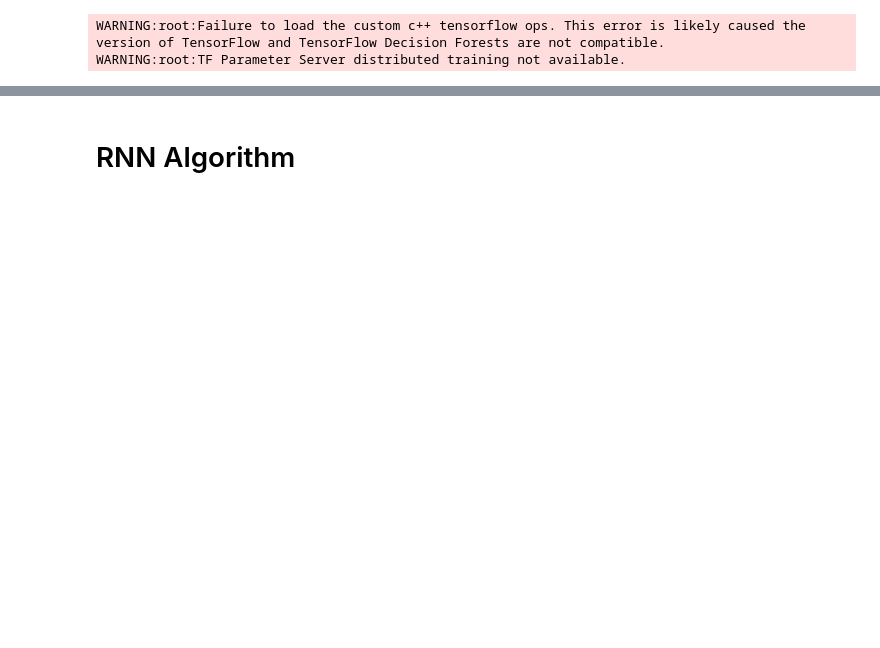
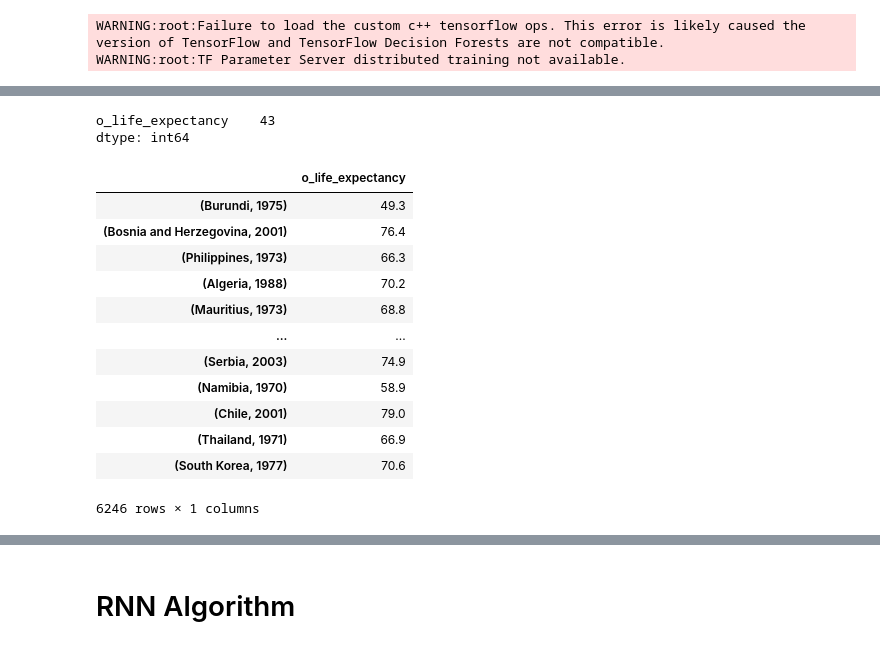
Before and after one commit to jaya-shankar/Human-Development-Prediction, a Jupyter notebook: life_expectancy_model.ipynb, the cells around one changed output, grey strips where cells are left out. Cells and saved outputs as stored; diff of their text form; code cells hidden in the pictures; blank space fills up the shorter version.

```diff
--- a/life_expectancy_model.ipynb
+++ b/life_expectancy_model.ipynb
@@ -159,0 +149,21 @@ X_train, X_test, y_train, y_test = train_test_split(input_df, output_df, test_si
+# %%
+y_train.isna().sum()
+# %% [output]
+o_life_expectancy    43
+dtype: int64
+# %%
+y_train
+# %% [output]
+|  | o_life_expectancy |
+| (Burundi, 1975) | 49.3 |
+| (Bosnia and Herzegovina, 2001) | 76.4 |
+| (Philippines, 1973) | 66.3 |
+| (Algeria, 1988) | 70.2 |
+| (Mauritius, 1973) | 68.8 |
+| ... | ... |
+| (Serbia, 2003) | 74.9 |
+| (Namibia, 1970) | 58.9 |
+| (Chile, 2001) | 79.0 |
+| (Thailand, 1971) | 66.9 |
+| (South Korea, 1977) | 70.6 |
+6246 rows × 1 columns
```
Also changed, not shown: parts of 16 cells of this notebook.
